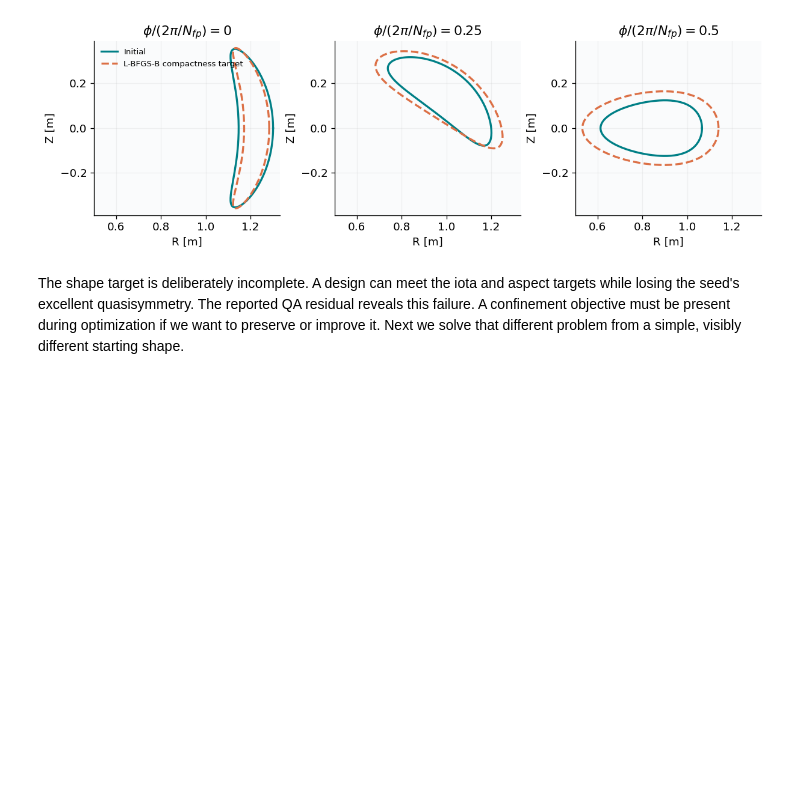
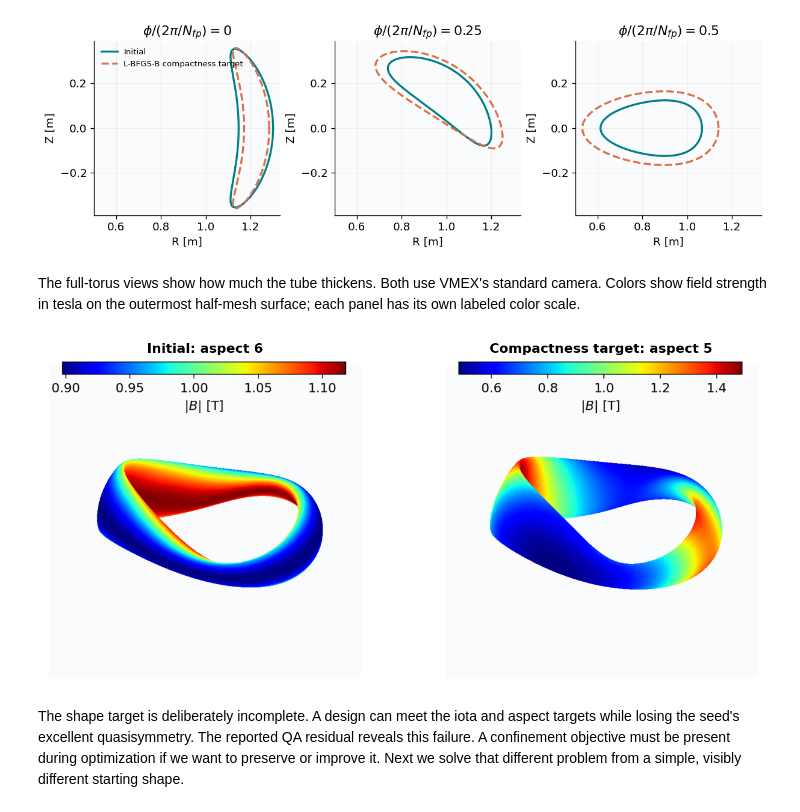
Before and after one commit to uwplasma/vmex, a Jupyter notebook: examples/machine_learning/stellarator_optimization.ipynb, the cells around one changed output. Drawn from its saved outputs; the diff is of its cells as text; code cells hidden in the pictures; blank space fills up the shorter version.

```diff
--- a/examples/machine_learning/stellarator_optimization.ipynb
+++ b/examples/machine_learning/stellarator_optimization.ipynb
@@ -164,3 +168,13 @@ def show_qa_boozer(equilibria):
                title=f"{title}: |B|/B₀₀ at s={s:.4f}")
     fig.colorbar(image, ax=axes, label="|B| / B₀₀", shrink=.85)
     show_figure(fig)
+# %%
+def show_3d_pair(equilibria, labels, name):
+    """Use VMEX's full-torus renderer with its standard view for both endpoints."""
+    fig, axes = plt.subplots(1, 2, figsize=(11, 4.8), layout="constrained")
+    for index, (ax, eq, label) in enumerate(zip(axes, equilibria, labels)):
+        path = plot_boundary_3d(eq.wout, OUTPUT / f"{name}_{index}.png", ntheta=100, nzeta=240)
+        ax.imshow(plt.imread(path))
+        ax.set_title(label)
+        ax.set_axis_off()
+    show_figure(fig)
@@ -472,6 +522,12 @@ show_sections([initial, compact], ["Initial", "L-BFGS-B compactness target"])
 CONVERGENCE: NORM OF PROJECTED GRADIENT <= PGTOL (9 value/gradient evaluations)
 Refined iota 0.44988; aspect 5.00000; QA residual 1.1586
 [figure]
+# %% [markdown]
+The full-torus views show how much the tube thickens. Both use VMEX's standard camera. Colors show field strength in tesla on the outermost half-mesh surface; each panel has its own labeled color scale.
+# %%
+show_3d_pair([initial, compact], ["Initial: aspect 6", "Compactness target: aspect 5"], "compactness_3d")
+# %% [output]
+[figure, added]
 # %% [markdown]
 The shape target is deliberately incomplete. A design can meet the iota and aspect targets while losing the seed's excellent quasisymmetry. The reported QA residual reveals this failure. A confinement objective must be present during optimization if we want to preserve or improve it. Next we solve that different problem from a simple, visibly different starting shape.
 # %% [markdown]
```
Also changed, not shown: parts of 36 cells of this notebook, 1 other file.
